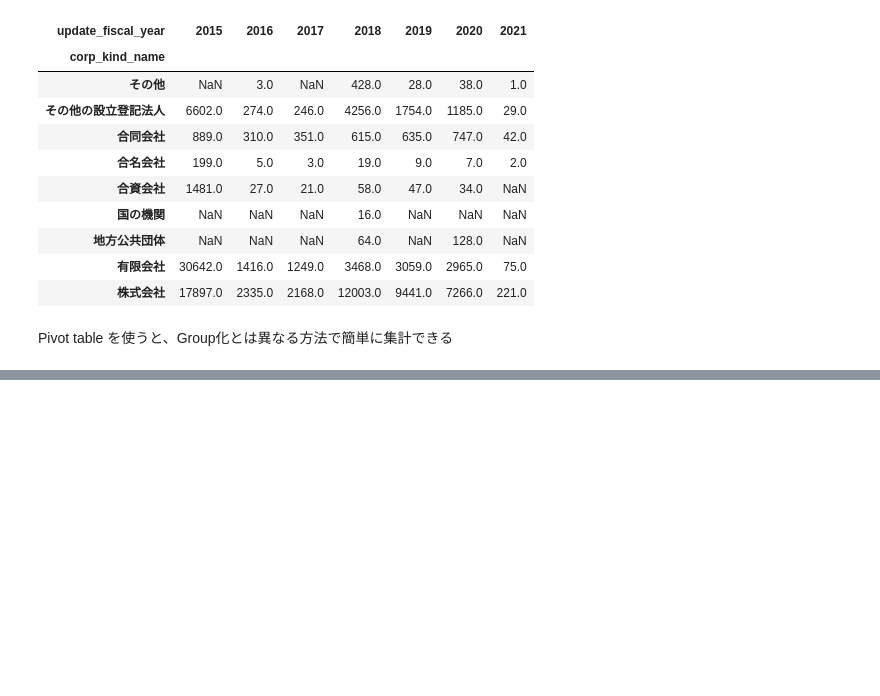
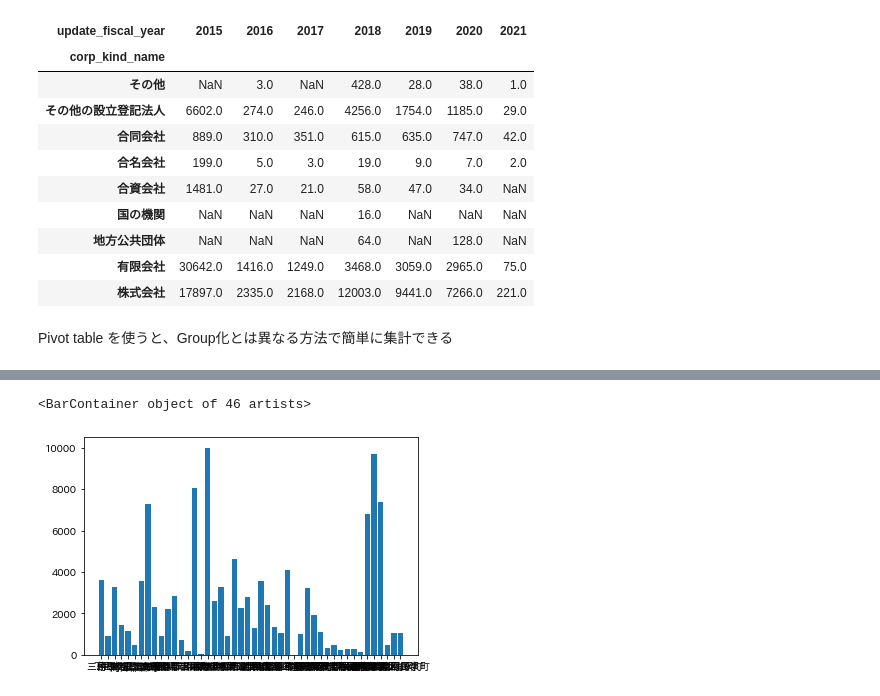
Before and after one commit to 1024xx4/100_Data_processing--visualization, a Jupyter notebook: structured_data.ipynb, the cells around one changed output, grey strips where cells are left out. Saved outputs shown, nothing was run; the diff lists cells and outputs as text; code cells hidden in the pictures; blank space fills up the shorter version.

Commit message:
Visualize: 市区町村の法人数を可視化する#1

```diff
--- a/structured_data.ipynb
+++ b/structured_data.ipynb
@@ -971,0 +974,4 @@ Pivot table を使うと、Group化とは異なる方法で簡単に集計でき
+# %%
+# 市区町村名で Group化
+tmp = data.groupby('cityName').size()
+print(tmp.head())
@@ -971,0 +986,11 @@ Pivot table を使うと、Group化とは異なる方法で簡単に集計でき
+# %%
+# 市区町村別 Data件数の棒Graph
+import matplotlib.pyplot as plt
+import japanize_matplotlib
+
+x = tmp.index
+y = tmp.values
+plt.bar(x, y)
+# %% [output]
+<BarContainer object of 46 artists>
+[figure, added]
```
Also changed, not shown: parts of 5 cells of this notebook, 1 other file.
